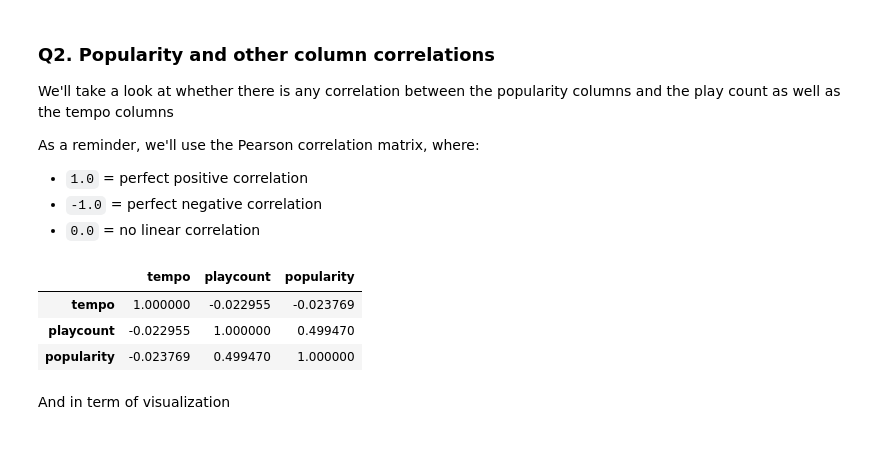
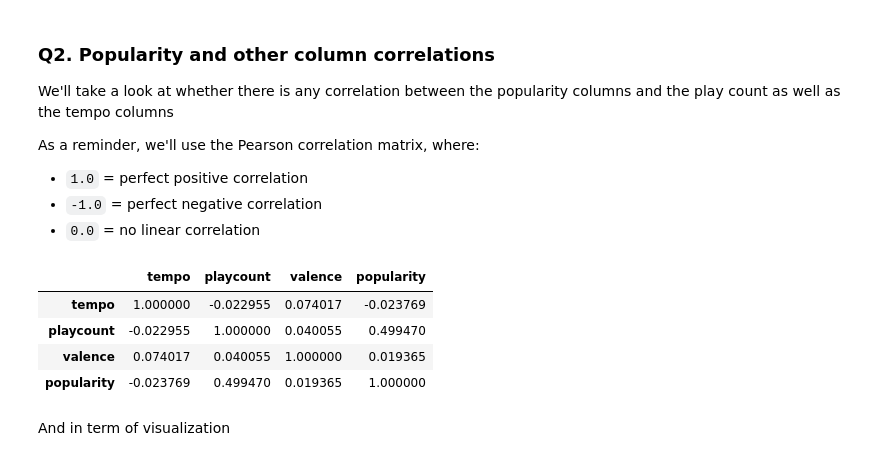
Before and after one commit to ptmdmusique/cs510-data-with-python, a Jupyter notebook: final_project.ipynb, the cells around one changed output. Cells and saved outputs as stored; diff of their text form; code cells hidden in the pictures.

```diff
--- a/final_project.ipynb
+++ b/final_project.ipynb
@@ -202,7 +208,7 @@ An example value
 
 There are some NA rows, but we still want to keep them. So what I'm trying to do here is to just convert the empty values to `unknown`
 # %%
-def safe_parse(val):
+def safe_parse(val: object):
     try:
         if pd.isna(val):
           return {}
@@ -210,7 +216,7 @@ def safe_parse(val):
     except (ValueError, SyntaxError, TypeError):
         return {}
 
-def extract_year_from_dict(date_dict):
+def extract_year_from_dict(date_dict: object):
     try:
         year = date_dict.get('year', None)
         if year is None or pd.isna(year):
@@ -620,13 +644,14 @@ As a reminder, we'll use the Pearson correlation matrix, where:
 * `-1.0` = perfect negative correlation
 * `0.0` = no linear correlation
 # %%
-correlation = merged_df[["tempo", "playcount", "popularity"]].corr()
+correlation = merged_df[["tempo", "playcount", "valence", "popularity"]].corr()
 display(correlation)
 # %% [output]
-|  | tempo | playcount | popularity |
-| tempo | 1.000000 | -0.022955 | -0.023769 |
-| playcount | -0.022955 | 1.000000 | 0.499470 |
-| popularity | -0.023769 | 0.499470 | 1.000000 |
+|  | tempo | playcount | valence | popularity |
+| tempo | 1.000000 | -0.022955 | 0.074017 | -0.023769 |
+| playcount | -0.022955 | 1.000000 | 0.040055 | 0.499470 |
+| valence | 0.074017 | 0.040055 | 1.000000 | 0.019365 |
+| popularity | -0.023769 | 0.499470 | 0.019365 | 1.000000 |
 # %% [markdown]
 And in term of visualization
 # %%
```
Also changed, not shown: parts of 31 cells of this notebook.
